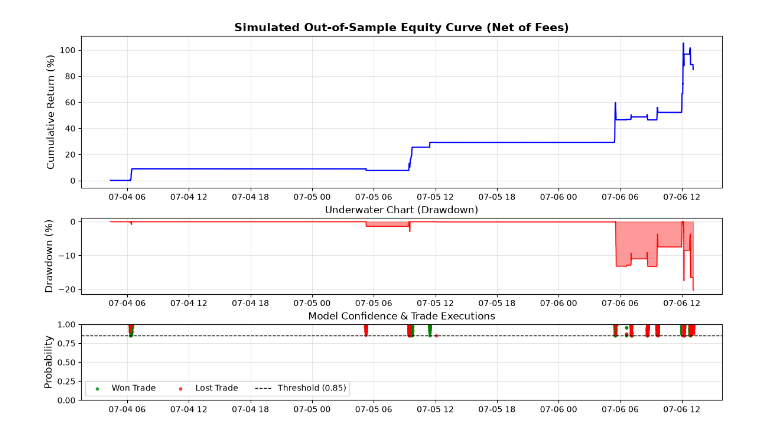
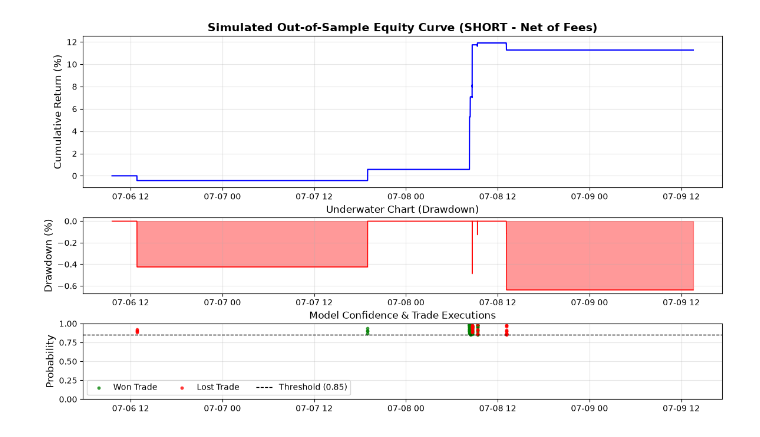
Before and after one commit to hmzk1422/OSADP-Infrastructure, a Jupyter notebook: research/corrected_state.ipynb, the cells around one changed output. Saved outputs shown, nothing was run; the diff lists cells and outputs as text; code cells hidden in the pictures.

```diff
--- a/research/corrected_state.ipynb
+++ b/research/corrected_state.ipynb
@@ -363,20 +901,24 @@ from matplotlib.gridspec import GridSpec
 # CONFIG FOR BACKTEST
 # ============================================================================
 CONFIDENCE_THRESHOLD = 0.85  # Model probability required to fire a trade
-FEE_BPS = 0.0                # Assumed execution fee in basis points (e.g., Binance taker)
-TRAIN_TEST_SPLIT = 0.80      # 80% train, 20% chronological test
+STRATEGY_TYPE        = 'SHORT' # Options: 'LONG' or 'SHORT' (Fade the long model safely)
+FEE_BPS              = 0.0     # Assumed execution fee in basis points (e.g., Binance taker)
+TRAIN_TEST_SPLIT     = 0.80    # 80% train, 20% chronological test
 
 fee_pct = FEE_BPS / 10000
 
 # ============================================================================
-# STEP 1 — Chronological Split
+# STEP 1 — Chronological Split with Boundary Purging
 # ============================================================================
-# Ensure data is sorted chronologically
 df_bt = df_training_zone.sort_index().copy()
 
 split_idx = int(len(df_bt) * TRAIN_TEST_SPLIT)
-train_data = df_bt.iloc[:split_idx]
 test_data = df_bt.iloc[split_idx:].copy()
+
+# FIXED: Purge the end of the training data block to eliminate edge leakage into test data
+horizon = pd.Timedelta(seconds=LOOKAHEAD_SECONDS)
+train_data_raw = df_bt.iloc[:split_idx]
+train_data = train_data_raw[train_data_raw.index + horizon < test_data.index[0]]
 
 X_train_bt = train_data[features]
 y_train_bt = train_data['target']
@@ -384,12 +926,12 @@ X_test_bt = test_data[features]
 y_test_bt = test_data['target']
 
 # ============================================================================
-# STEP 2 — Train Final Model
+# STEP 2 — Train Model
 # ============================================================================
 neg_pos_ratio = sum(y_train_bt == 0) / max(sum(y_train_bt == 1), 1)
 
 clf_bt = lgb.LGBMClassifier(
-    n_estimators=500,
+    n_estimators=300,
     learning_rate=0.05,
     max_depth=5,
     num_leaves=31,
@@ -399,27 +941,39 @@ clf_bt = lgb.LGBMClassifier(
     verbose=-1
 )
 
-print(f"Training on {len(X_train_bt)} rows, Testing on {len(X_test_bt)} rows...")
+print(f"Training on {len(X_train_bt)} rows (Purged), Testing on {len(X_test_bt)} rows...")
 clf_bt.fit(X_train_bt, y_train_bt)
 
 # ============================================================================
-# STEP 3 — Generate Signals & Vectorized Backtest
+# STEP 3 — Generate Signals & Path-Dependent Vectorized PnL Calculation
 # ============================================================================
+# 1. Generate the probability and signal first
 test_data['prob'] = clf_bt.predict_proba(X_test_bt)[:, 1]
 test_data['signal'] = (test_data['prob'] >= CONFIDENCE_THRESHOLD).astype(int)
 
-# Isolate trades
+# 2. Define the mask AFTER signal is created
+traded_mask = test_data['signal'] == 1
+
+# 3. Define exact barrier paths
+hit_upside    = (test_data['mfe'] >= test_data['profit_barrier']) & (test_data['mae'] < test_data['stop_barrier'])
+hit_downside  = (test_data['mae'] >= test_data['stop_barrier']) & (test_data['mfe'] < test_data['profit_barrier'])
+both_breached = (test_data['mfe'] >= test_data['profit_barrier']) & (test_data['mae'] >= test_data['stop_barrier'])
+timed_out     = (~hit_upside) & (~hit_downside) & (~both_breached)
+
+# 4. Initialize trade_return
 test_data['trade_return'] = 0.0
 
-traded_mask = test_data['signal'] == 1
-won_mask = traded_mask & (test_data['target'] == 0)
-lost_mask = traded_mask & (test_data['target'] == 1)
+if STRATEGY_TYPE == 'LONG':
+    test_data.loc[traded_mask & hit_upside, 'trade_return'] = test_data['profit_barrier'] - fee_pct
+    test_data.loc[traded_mask & (hit_downside | both_breached), 'trade_return'] = -test_data['stop_barrier'] - fee_pct
+    test_data.loc[traded_mask & timed_out, 'trade_return'] = test_data['terminal_ret'] - fee_pct
 
-# Apply returns (Profit barrier if won, Stop barrier if lost, minus fees)
-test_data.loc[won_mask, 'trade_return'] = test_data.loc[won_mask, 'profit_barrier'] - fee_pct
-test_data.loc[lost_mask, 'trade_return'] = -test_data.loc[lost_mask, 'stop_barrier'] - fee_pct
+elif STRATEGY_TYPE == 'SHORT':
+    test_data.loc[traded_mask & hit_downside, 'trade_return'] = test_data['profit_barrier'] - fee_pct
+    test_data.loc[traded_mask & (hit_upside | both_breached), 'trade_return'] = -test_data['stop_barrier'] - fee_pct
+    test_data.loc[traded_mask & timed_out, 'trade_return'] = -test_data['terminal_ret'] - fee_pct
 
-# Calculate Equity Curve (Assuming non-compounding, fixed size allocation per trade)
+# 5. Calculate tracking equity profile
 test_data['equity_curve'] = test_data['trade_return'].cumsum()
 
 # ============================================================================
@@ -428,21 +982,21 @@ test_data['equity_curve'] = test_data['trade_return'].cumsum()
 total_trades = traded_mask.sum()
 
 if total_trades > 0:
+    # A trade won if its return after fees is positive
+    won_mask = traded_mask & (test_data['trade_return'] > 0)
+    lost_mask = traded_mask & (test_data['trade_return'] <= 0)
+
     winning_trades = won_mask.sum()
     win_rate = winning_trades / total_trades
 
-    # Max Drawdown Calculation
     running_max = test_data['equity_curve'].cummax()
     drawdown = test_data['equity_curve'] - running_max
     max_drawdown = drawdown.min()
 
-    # Annualized Sharpe Ratio (Based on daily returns)
     daily_returns = test_data['trade_return'].resample('D').sum()
+    daily_std = daily_returns.std()
 
-    # Protect against zero division if variance is zero
-    daily_std = daily_returns.std()
     if daily_std > 0:
-        # 365 days for crypto
         sharpe_ratio = (daily_returns.mean() / daily_std) * np.sqrt(365)
     else:
         sharpe_ratio = 0.0
@@ -453,9 +1007,10 @@ else:
     max_drawdown = 0.0
     sharpe_ratio = 0.0
     total_return_pct = 0.0
+    drawdown = pd.Series(0, index=test_data.index)
 
 print("\n" + "="*50)
-print(" 📈 STRATEGY PERFORMANCE SUMMARY (OUT OF SAMPLE)")
+print(f" 📈 STRATEGY PERFORMANCE SUMMARY ({STRATEGY_TYPE} OUT OF SAMPLE)")
 print("="*50)
 print(f"Total Trades Taken : {total_trades}")
 print(f"Win Rate           : {win_rate:.2%}")
@@ -474,7 +1029,7 @@ if total_trades > 0:
     # 1. Equity Curve
     ax1 = fig.add_subplot(gs[0])
     ax1.plot(test_data.index, test_data['equity_curve'] * 100, color='blue', linewidth=1.5)
-    ax1.set_title("Simulated Out-of-Sample Equity Curve (Net of Fees)", fontsize=14, fontweight='bold')
+    ax1.set_title(f"Simulated Out-of-Sample Equity Curve ({STRATEGY_TYPE} - Net of Fees)", fontsize=14, fontweight='bold')
     ax1.set_ylabel("Cumulative Return (%)", fontsize=12)
     ax1.grid(True, alpha=0.3)
 
@@ -499,5 +1054,28 @@ if total_trades > 0:
 
     plt.show()
 else:
-    print("No trades were executed. Try lowering your CONFIDENCE_THRESHOLD.")
+    print("No trades were executed. Try adjusting your CONFIDENCE_THRESHOLD.")
+
+# Calculate Average Risk per Trade (the average percentage distance to the stop)
+# Note: This looks at the 'stop_barrier' for trades that were triggered
+if total_trades > 0:
+    # Filter the stop_barrier values only for rows where a trade was actually taken
+    risks_taken = test_data.loc[traded_mask, 'stop_barrier']
+    avg_risk_per_trade = risks_taken.mean()
+
+    # Calculate realized risk (what was actually lost on losing trades)
+    avg_loss_on_losers = test_data.loc[lost_mask, 'trade_return'].abs().mean()
+
+    print("\n" + "="*50)
+    print(" 🛡️ RISK METRICS")
+    print("="*50)
+    print(f"Avg Stop Barrier (Designed Risk) : {avg_risk_per_trade:.2%}")
+    print(f"Avg Actual Loss (on losers)      : {avg_loss_on_losers:.2%}")
+    print(f"Risk-Reward Ratio (Avg)          : { (test_data.loc[won_mask, 'trade_return'].mean() / avg_loss_on_losers):.2f}")
+    print("="*50)
+
+# Check exactly what is happening to your trades
+print(f"Profit Hits: { (traded_mask & hit_upside).sum() }")
+print(f"Stop Hits:   { (traded_mask & hit_downside).sum() }")
+print(f"Time Outs:   { (traded_mask & timed_out).sum() }")
 # %% [output]
@@ -514,2 +1092,2 @@ Daily Sharpe Ratio : 22.09
 ==================================================
-[figure, old version]
+[figure, new version]
```
Also changed, not shown: parts of 4 cells of this notebook, 1 other file.
